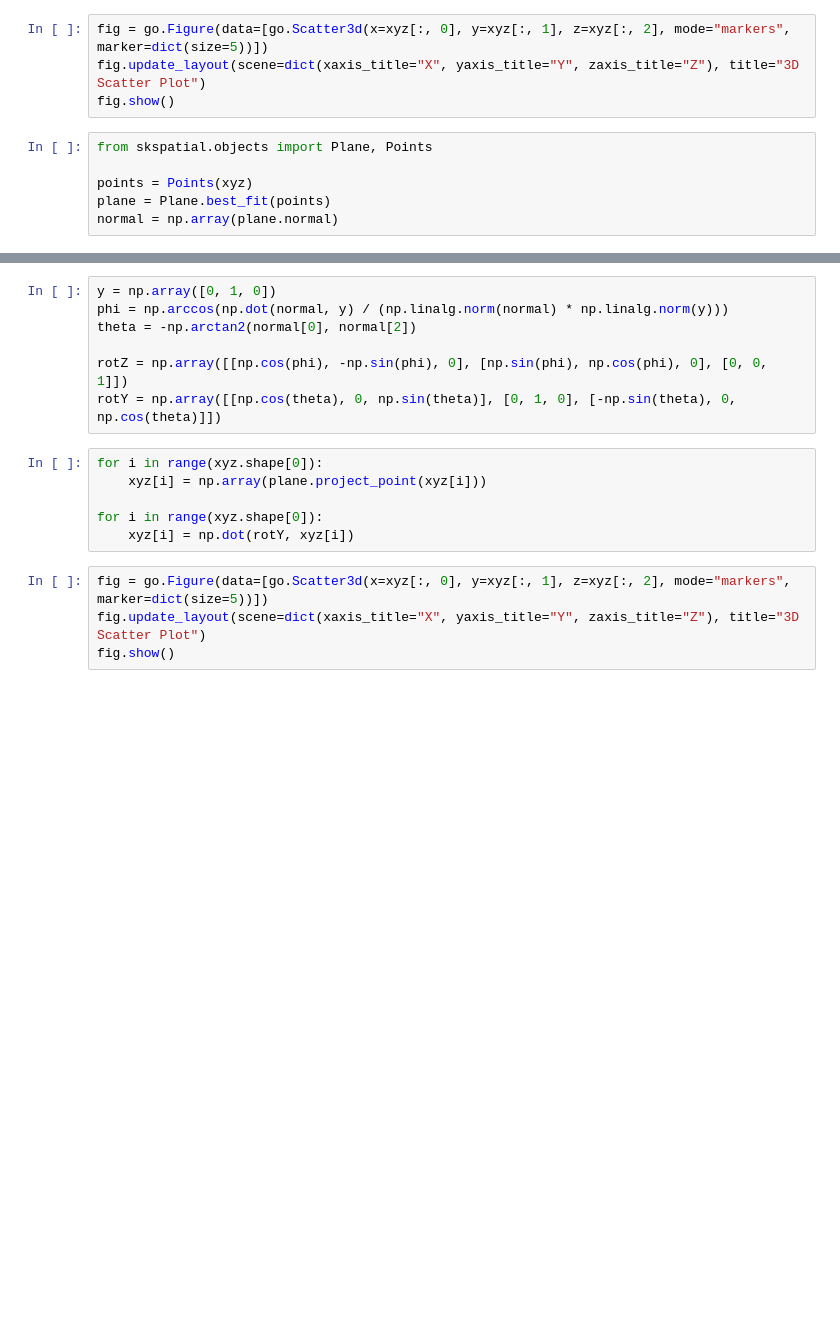
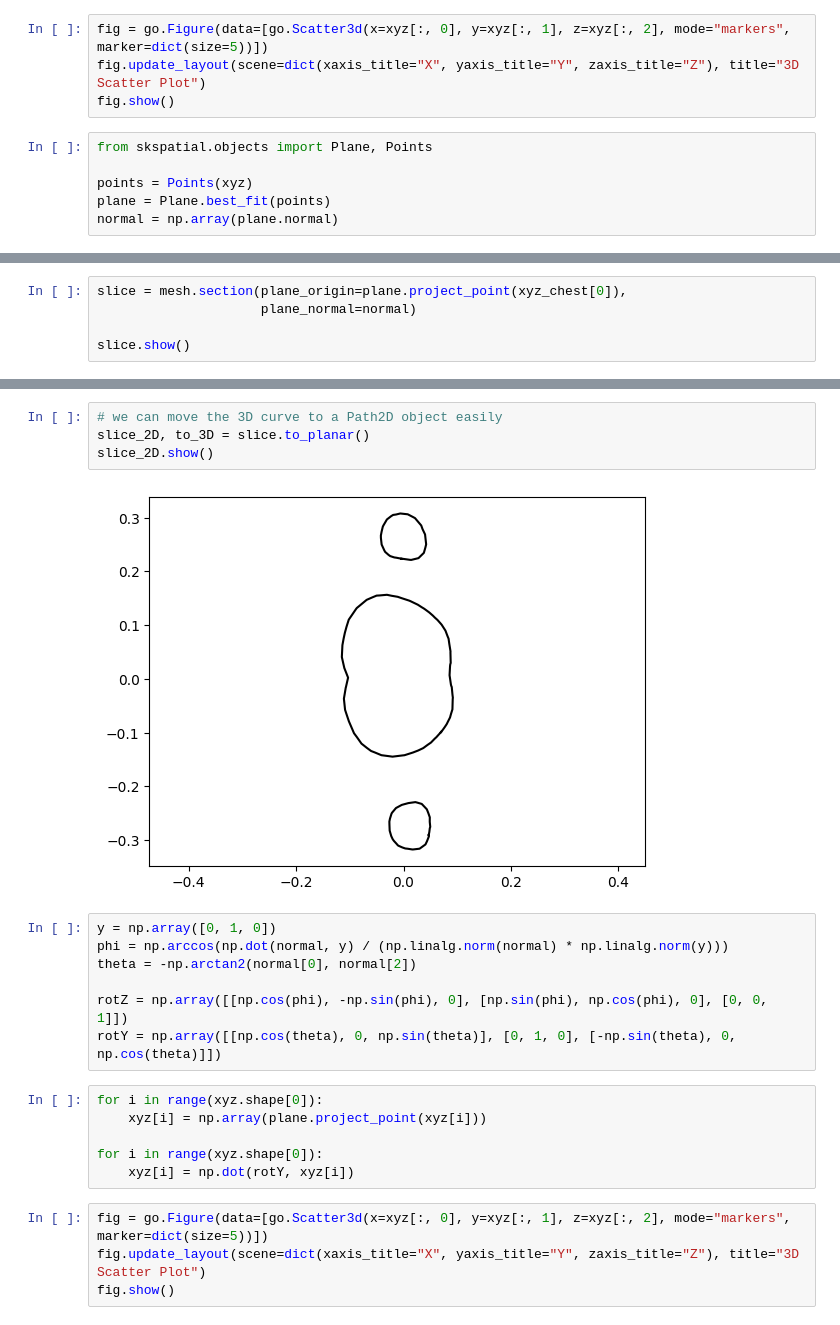
Before and after one commit to mattiabaro98/unsupervised3dhuman, a Jupyter notebook: test.ipynb, the cells around one changed output, grey strips where cells are left out. Drawn from its saved outputs; the diff is of its cells as text; blank space fills up the shorter version.

```diff
--- a/test.ipynb
+++ b/test.ipynb
@@ -26,0 +102,5 @@ normal = np.array(plane.normal)
+# %%
+slice = mesh.section(plane_origin=plane.project_point(xyz_chest[0]),
+                     plane_normal=normal)
+
+slice.show()
@@ -27,3 +109,9 @@ normal = np.array(plane.normal)
+# %%
+# we can move the 3D curve to a Path2D object easily
+slice_2D, to_3D = slice.to_planar()
+slice_2D.show()
+# %% [output]
+[figure, added]
 # %%
 y = np.array([0, 1, 0])
 phi = np.arccos(np.dot(normal, y) / (np.linalg.norm(normal) * np.linalg.norm(y)))
```
Also changed, not shown: parts of 6 cells of this notebook, 3 other files.
